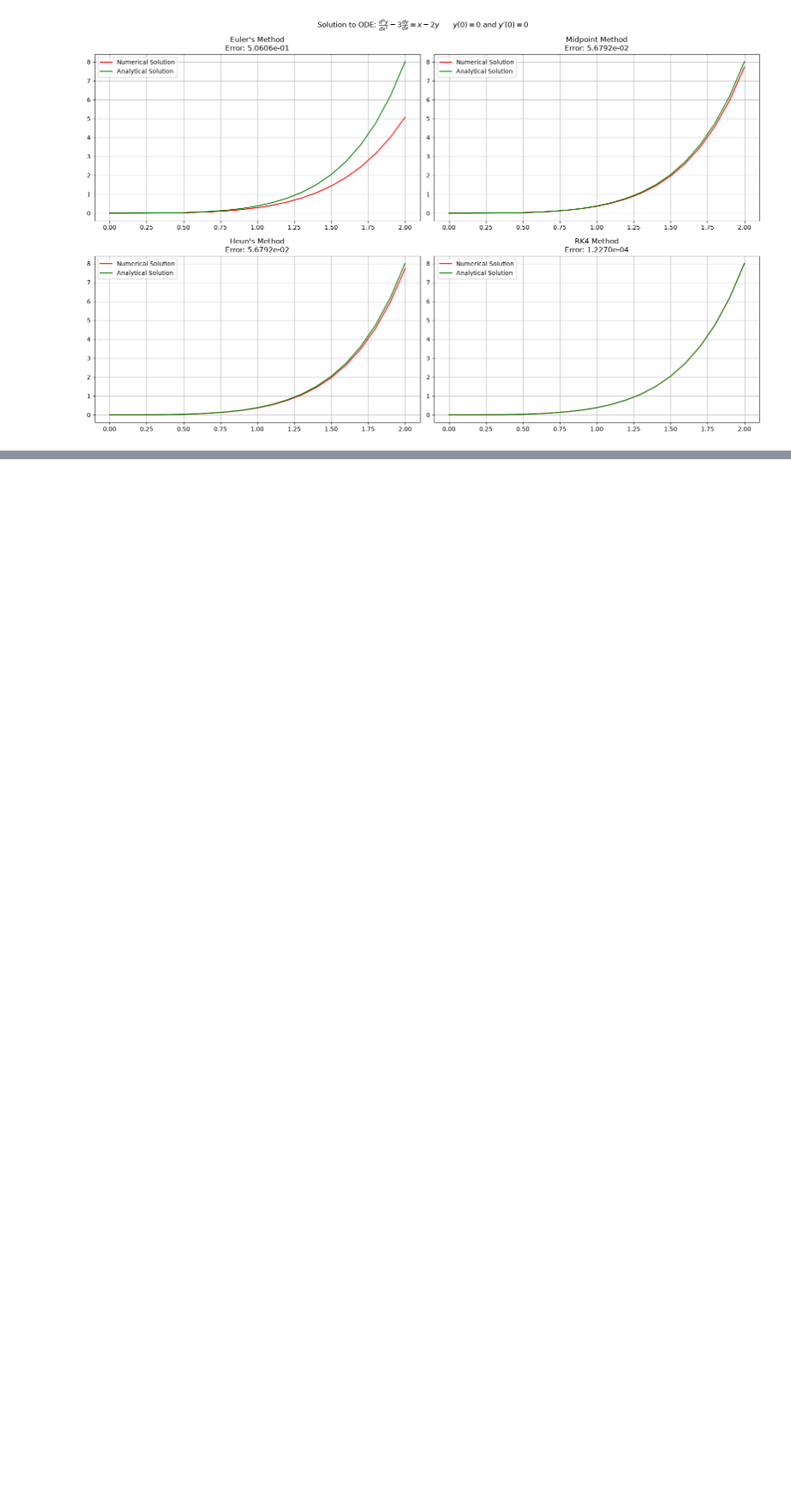
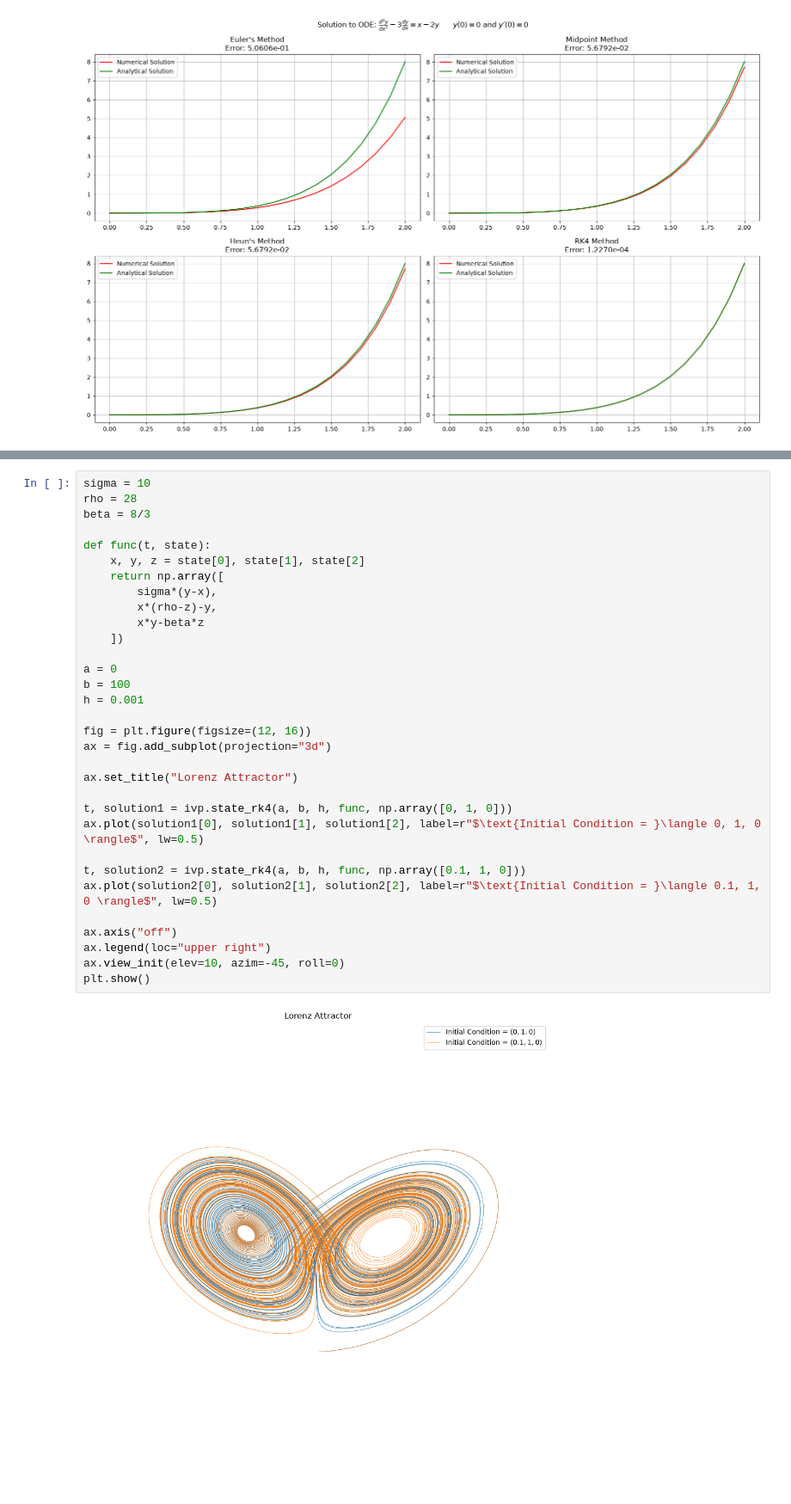
Before and after one commit to OjasRane/Ordinary-Differential-Equations, a Jupyter notebook: analysis/solving_ivp_problems.ipynb, the cells around one changed output, grey strips where cells are left out. Shown at 86% size. Drawn from its saved outputs; the diff is of its cells as text; blank space fills up the shorter version.

```diff
--- a/analysis/solving_ivp_problems.ipynb
+++ b/analysis/solving_ivp_problems.ipynb
@@ -286,0 +494,34 @@ plt.show()
+# %%
+sigma = 10
+rho = 28
+beta = 8/3
+
+def func(t, state):
+    x, y, z = state[0], state[1], state[2]
+    return np.array([
+        sigma*(y-x),
+        x*(rho-z)-y,
+        x*y-beta*z
+    ])
+
+a = 0
+b = 100
+h = 0.001
+
+fig = plt.figure(figsize=(12, 16))
+ax = fig.add_subplot(projection="3d")
+
+ax.set_title("Lorenz Attractor")
+
+t, solution1 = ivp.state_rk4(a, b, h, func, np.array([0, 1, 0]))
+ax.plot(solution1[0], solution1[1], solution1[2], label=r"$\text{Initial Condition = }\langle 0, 1, 0 \rangle$", lw=0.5)
+
+t, solution2 = ivp.state_rk4(a, b, h, func, np.array([0.1, 1, 0]))
+ax.plot(solution2[0], solution2[1], solution2[2], label=r"$\text{Initial Condition = }\langle 0.1, 1, 0 \rangle$", lw=0.5)
+
+ax.axis("off")
+ax.legend(loc="upper right")
+ax.view_init(elev=10, azim=-45, roll=0)
+plt.show()
+# %% [output]
+[figure, added]
```
Also changed, not shown: parts of 7 cells of this notebook.
